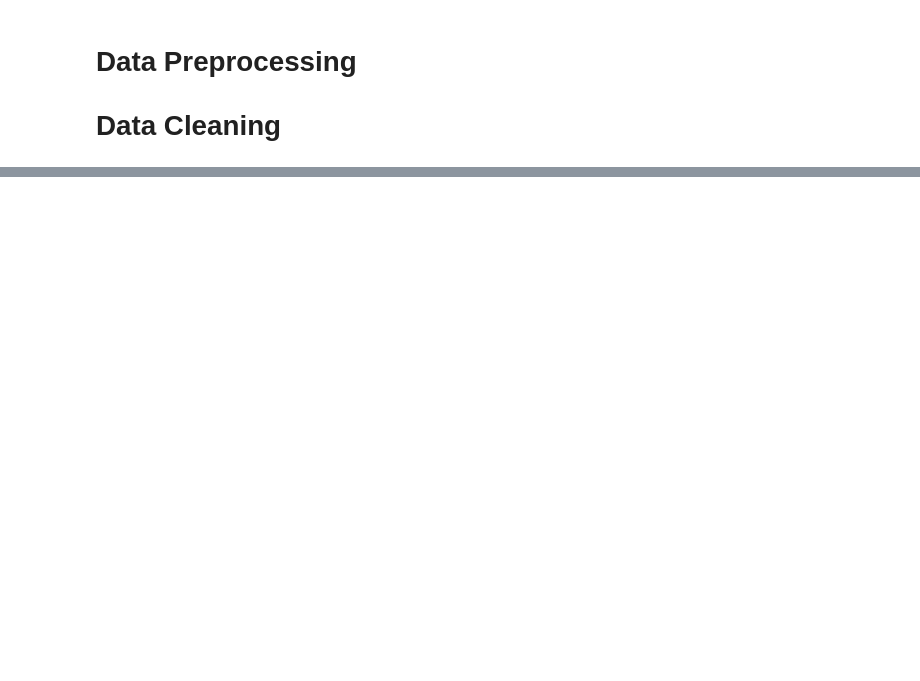
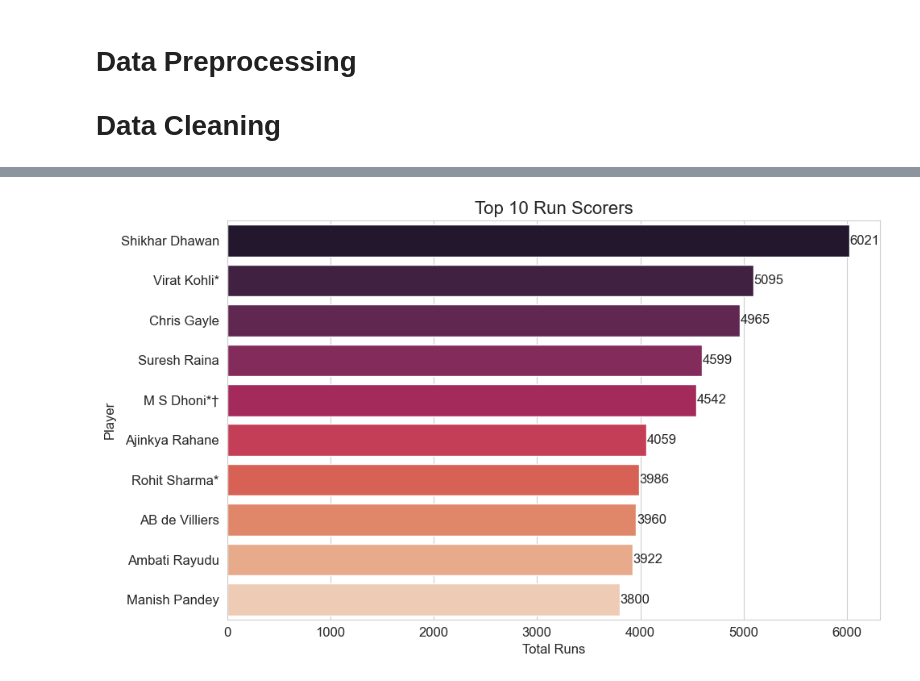
Before and after one commit to Neeljbf04/IPL, a Jupyter notebook: Score/Preprocess.ipynb, the cells around one changed output, grey strips where cells are left out. Saved outputs shown, nothing was run; the diff lists cells and outputs as text; code cells hidden in the pictures; blank space fills up the shorter version.

Commit message:
Batting and Bowling Training model

```diff
--- a/Score/Preprocess.ipynb
+++ b/Score/Preprocess.ipynb
@@ -71,0 +105,97 @@ None
+# %%
+# Import libraries
+import pandas as pd
+import matplotlib.pyplot as plt
+import seaborn as sns
+
+# Load your cleaned batting data
+batting_df = pd.read_csv('cleaned_batting_data.csv')
+
+# Convert 'Runs' and 'Balls' to numeric (handle non-numeric like "DNB", "TDNB" if any)
+batting_df['Runs'] = pd.to_numeric(batting_df['Runs'], errors='coerce')
+batting_df['Balls'] = pd.to_numeric(batting_df['Balls'], errors='coerce')
+
+# Drop NaN entries for meaningful stats
+batting_df = batting_df.dropna(subset=['Runs', 'Balls'])
+
+# =============== 1. Top 10 Run Scorers ===============
+top_run_scorers = batting_df.groupby('Player')['Runs'].sum().sort_values(ascending=False).head(10)
+
+plt.figure(figsize=(10,6))
+bars = sns.barplot(
+    x=top_run_scorers.values,
+    y=top_run_scorers.index,
+    hue=top_run_scorers.index,
+    palette='rocket',
+    dodge=False,
+    legend=False
+)
+# Add numbers on bars
+for bar in bars.patches:
+    plt.text(bar.get_width() + 5, bar.get_y() + bar.get_height()/2,
+             f'{int(bar.get_width())}', va='center')
+
+plt.title('Top 10 Run Scorers', fontsize=16)
+plt.xlabel('Total Runs')
+plt.ylabel('Player')
+plt.tight_layout()
+plt.show()
+
+# =============== 2. Top 10 Players by Strike Rate (min 200 balls) ===============
+# Calculate Strike Rate
+batting_df['Strike_Rate'] = (batting_df['Runs'] / batting_df['Balls']) * 100
+
+# Filter players who have faced at least 200 balls
+balls_faced = batting_df.groupby('Player')['Balls'].sum()
+eligible_players = balls_faced[balls_faced >= 200].index
+
+# Calculate average strike rate
+avg_sr = batting_df[batting_df['Player'].isin(eligible_players)].groupby('Player')['Strike_Rate'].mean().sort_values(ascending=False).head(10)
+
+plt.figure(figsize=(10,6))
+bars = sns.barplot(
+    x=avg_sr.values,
+    y=avg_sr.index,
+    hue=avg_sr.index,
+    palette='magma',
+    dodge=False,
+    legend=False
+)
+# Add numbers on bars
+for bar in bars.patches:
+    plt.text(bar.get_width() + 2, bar.get_y() + bar.get_height()/2,
+             f'{bar.get_width():.1f}', va='center')
+
+plt.title('Top 10 Players by Strike Rate (Min 200 Balls)', fontsize=16)
+plt.xlabel('Strike Rate')
+plt.ylabel('Player')
+plt.tight_layout()
+plt.show()
+
+# =============== 3. Most 6s Hit ===============
+# Convert 6s to numeric
+batting_df['6s'] = pd.to_numeric(batting_df['6s'], errors='coerce')
+
+top_six_hitters = batting_df.groupby('Player')['6s'].sum().sort_values(ascending=False).head(10)
+
+plt.figure(figsize=(10,6))
+bars = sns.barplot(
+    x=top_six_hitters.values,
+    y=top_six_hitters.index,
+    hue=top_six_hitters.index,
+    palette='viridis',
+    dodge=False,
+    legend=False
+)
+# Add numbers on bars
+for bar in bars.patches:
+    plt.text(bar.get_width() + 1, bar.get_y() + bar.get_height()/2,
+             f'{int(bar.get_width())}', va='center')
+
+plt.title('Top 10 Players with Most Sixes', fontsize=16)
+plt.xlabel('Total Sixes')
+plt.ylabel('Player')
+plt.tight_layout()
+plt.show()
+# %% [output]
+[figure, added]
```
Also changed, not shown: parts of 48 cells of this notebook.
